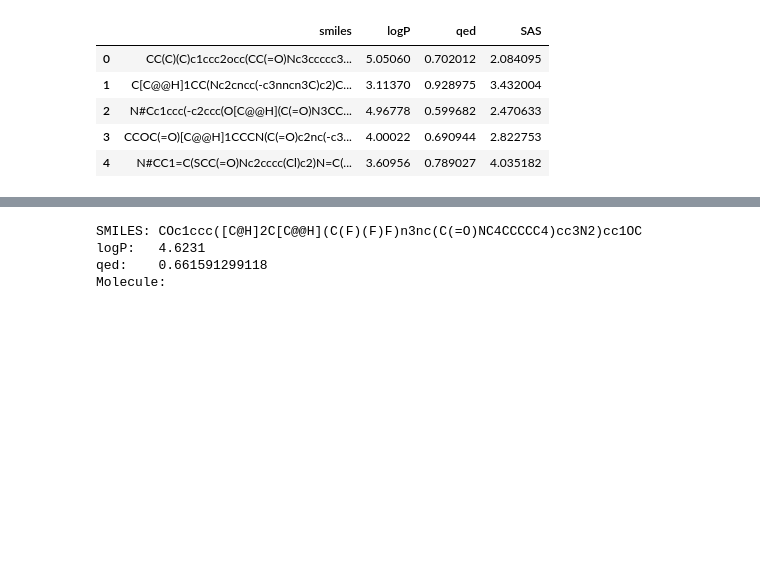
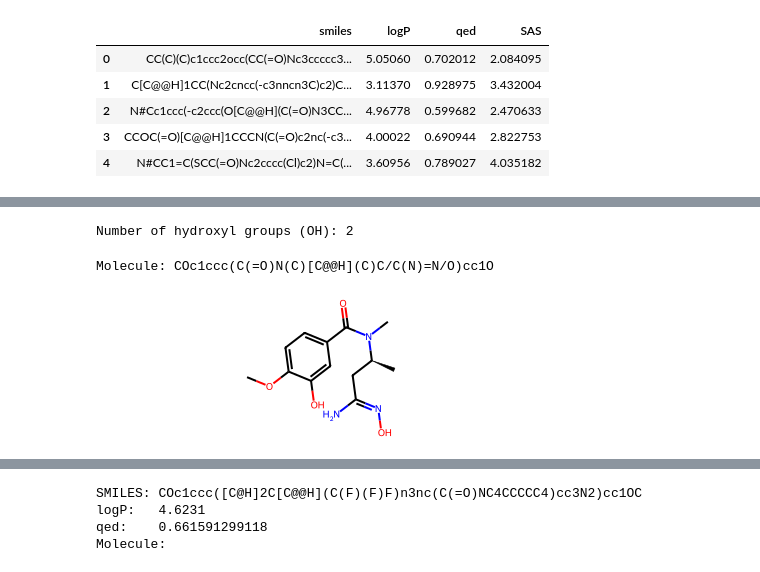
Before and after one commit to rushichavda/Drug-Discovery, a Jupyter notebook: drug_disco.ipynb, the cells around one changed output, grey strips where cells are left out. Cells and saved outputs as stored; diff of their text form; code cells hidden in the pictures; blank space fills up the shorter version.

```diff
--- a/drug_disco.ipynb
+++ b/drug_disco.ipynb
@@ -61,0 +42,8 @@ df.describe()
+# %%
+#count number of carbons in the smiles
+df['num_carbons'] = df['smiles'].apply(lambda x: x.count('C')+ x.count('c'))
+df['num_oxy'] = df['smiles'].apply(lambda x: x.count('=O'))
+# df['num_hydroxyl'] = df['smiles'].apply(count_hydroxyl_groups)
+df['num_nitro'] = df['smiles'].apply(lambda x: x.count('N'))
+
+df.head()
@@ -61,0 +57,34 @@ df.describe()
+# %%
+from rdkit import Chem
+
+def count_hydroxyl_groups(molecule):
+    mol = Chem.MolFromSmiles(molecule)
+    if mol is None:
+        raise ValueError("Invalid SMILES string")
+
+    # Define a SMARTS pattern for hydroxyl group
+    hydroxyl_pattern = Chem.MolFromSmarts('[OH]')
+
+    # Match the pattern to the molecule
+    matches = mol.GetSubstructMatches(hydroxyl_pattern)
+
+    # Count the number of matches
+    return len(matches)
+
+# Example SMILES string
+smiles = df.smiles[n]
+
+# Count the number of hydroxyl groups in the molecule
+hydroxyl_count = count_hydroxyl_groups(smiles)
+print("Number of hydroxyl groups (OH):", hydroxyl_count)
+# %% [output]
+Number of hydroxyl groups (OH): 2
+# %%
+n=6
+molecule = molecules_from_smile(df.smiles[n])
+print("Molecule:",df.smiles[n] )
+
+molecule
+# %% [output]
+Molecule: COc1ccc(C(=O)N(C)[C@@H](C)C/C(N)=N/O)cc1O
+[figure, added]
```
Also changed, not shown: parts of 13 cells of this notebook, 3 other files.
